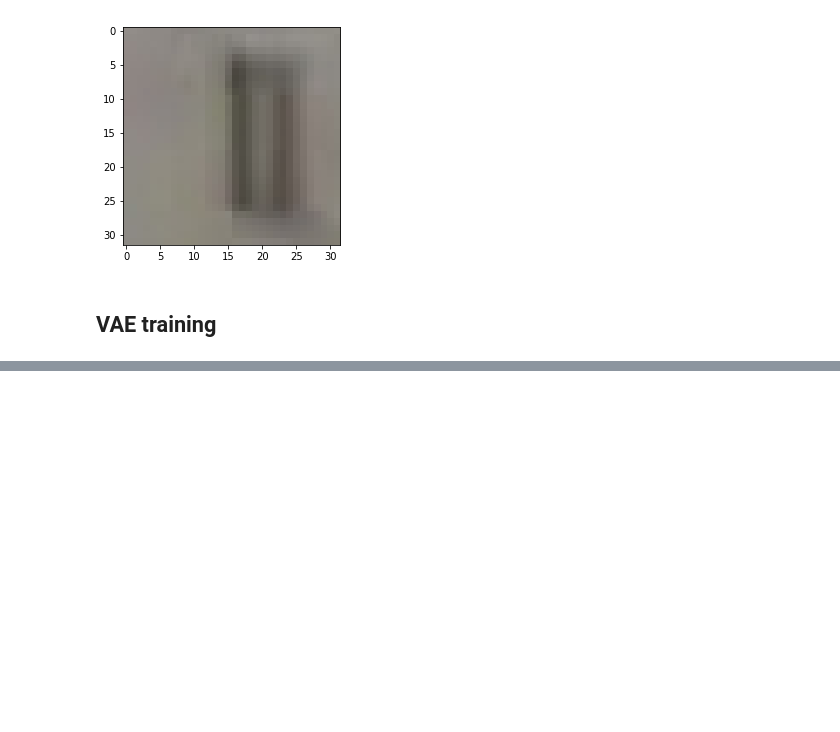
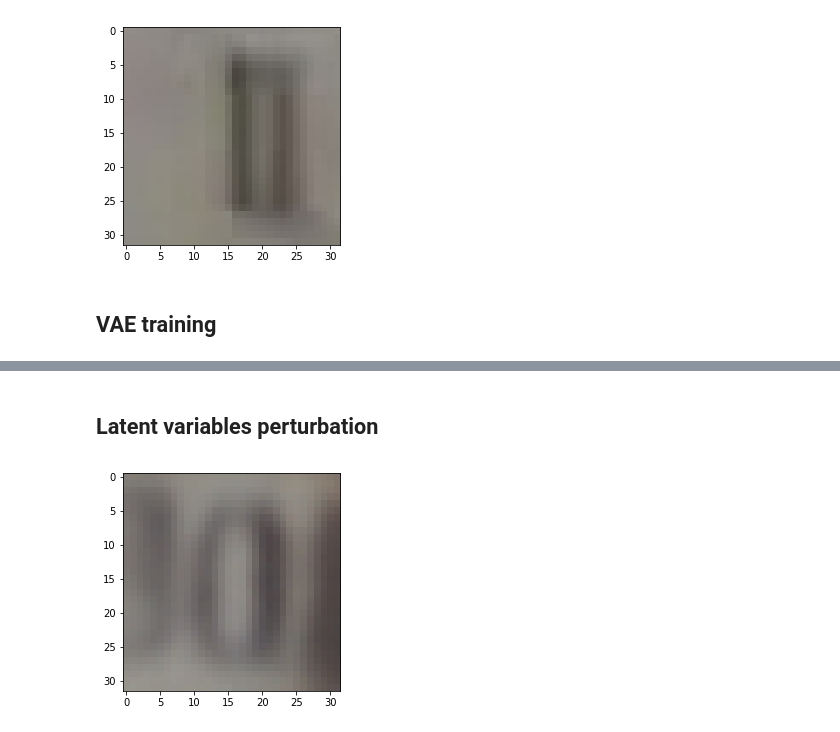
Before and after one commit to PBarde/IFT6135H19_assignment, a Jupyter notebook: assignment3/q3.ipynb, the cells around one changed output, grey strips where cells are left out. Cells and saved outputs as stored; diff of their text form; code cells hidden in the pictures; blank space fills up the shorter version.

Commit message:
cleaned vae code and updated q3 notebook to include perturbations

```diff
--- a/assignment3/q3.ipynb
+++ b/assignment3/q3.ipynb
@@ -199,0 +250,7 @@ for i in range(10):
+# %% [markdown]
+## Latent variables perturbation
+# %%
+# latent_variables = sampleLatentVariables(vae_model)
+generateImageWithVAE(vae_model, f"{vae_model.type}_unperturbed.jpg", latent_variables, True)
+# %% [output]
+[figure, added]
```
Also changed, not shown: parts of 12 cells of this notebook, 1 other file.
